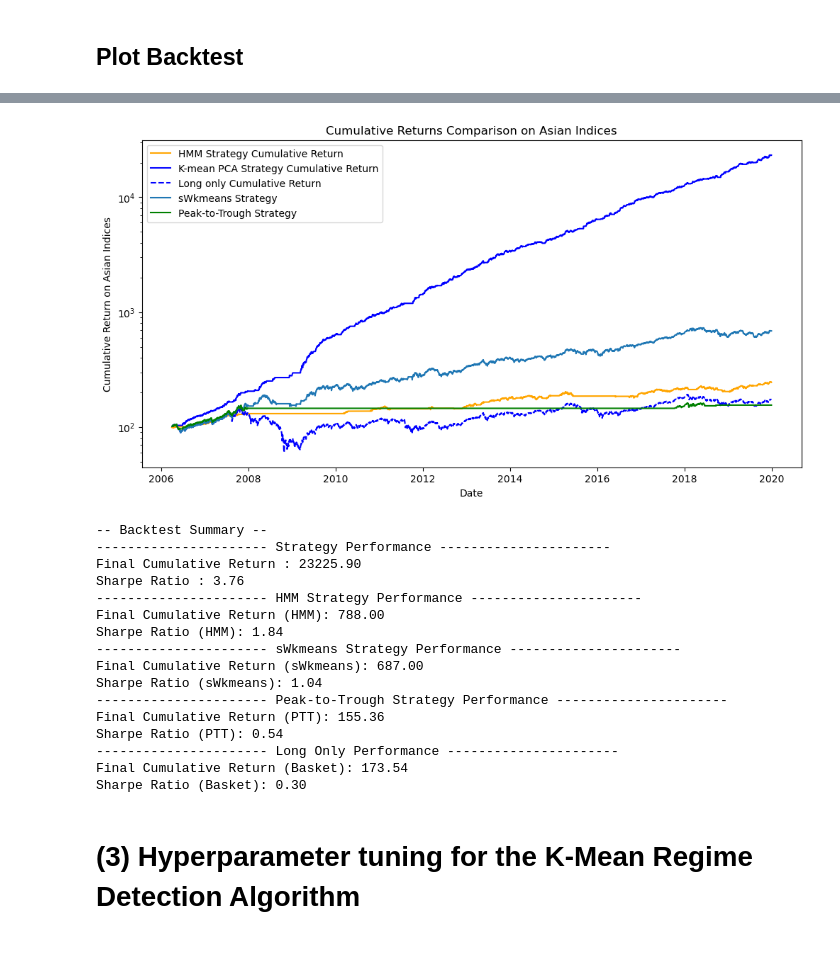
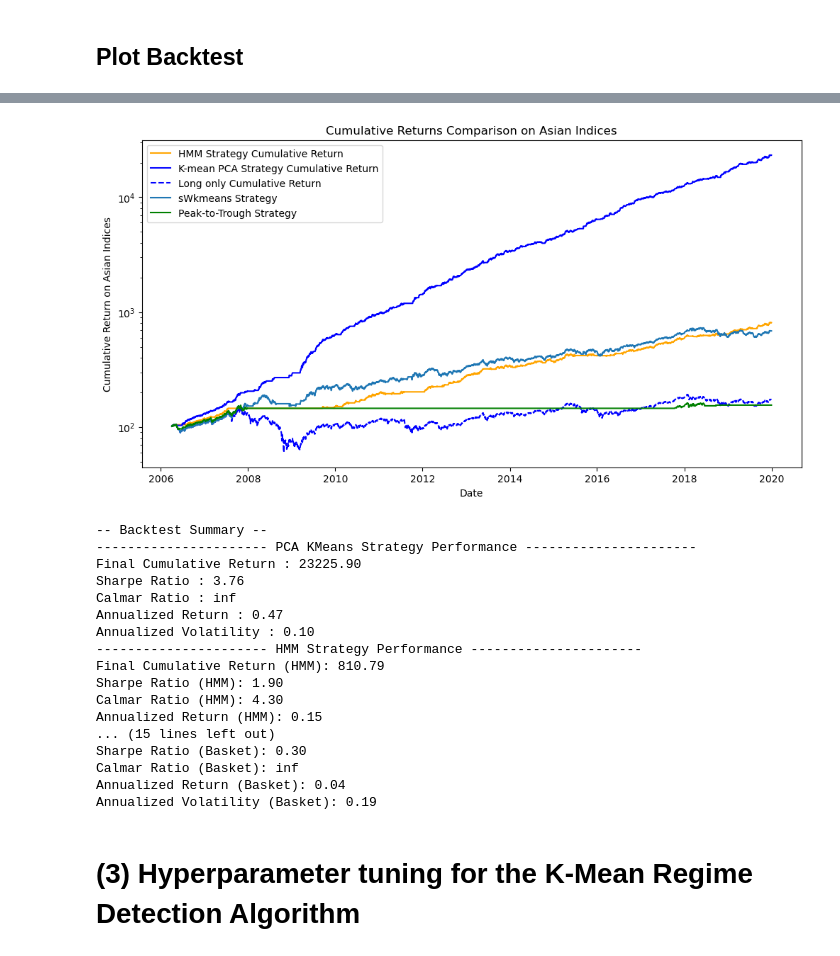
Before and after one commit to oscar10-wq/Algorithmic-Trading-via-Regime-Detection-and-Stock-Grouping-, a Jupyter notebook: results.ipynb, the cells around one changed output, grey strips where cells are left out. Drawn from its saved outputs; the diff is of its cells as text; code cells hidden in the pictures.

Commit message:
updated report. added table with performances for each regime labelling technique + added conclusion + added teamwork contribution

```diff
--- a/results.ipynb
+++ b/results.ipynb
@@ -505,55 +553,71 @@ bt_hmm_asia = hmm_asia.backtest(initial_capital=100)
 # %%
 fig= plt.figure(figsize=(12, 6))
-plt.plot(bt_hmm_europe['cum_strategy'], label='HMM Strategy Cumulative Return', color='orange')
+plt.plot(bt_hmm_asia['cum_strategy'], label='HMM Strategy Cumulative Return', color='orange')
 plt.plot(bt_asia['cum_strategy'], label='K-mean PCA Strategy Cumulative Return', color='blue')
 plt.plot(bt_asia['cum_basket'], label='Long only Cumulative Return', color='blue', linestyle='--')
 plt.plot(bt_asia_skmeans['cum_strategy_skmeans'], label='sWkmeans Strategy')
 plt.plot(bt_asia["cum_strategy_ptt"], label='Peak-to-Trough Strategy',color='green')
 plt.title('Cumulative Returns Comparison on Asian Indices')
 plt.xlabel('Date')
 plt.yscale('log')
 plt.ylabel('Cumulative Return on Asian Indices')
 plt.legend()
 fig.savefig('graphs/cumulative_returns_comparison_asia.png')
 # %% [output]
-[figure, old version]
+[figure, new version]
 # %%
 print("-- Backtest Summary --")
-print('---------------------- Strategy Performance ----------------------')
+print('---------------------- PCA KMeans Strategy Performance ----------------------')
 print(f"Final Cumulative Return : {bt_asia['cum_strategy'].iloc[-1]:.2f}")
 print(f"Sharpe Ratio : {bt_asia['sharpe_strategy'].iloc[-1]:.2f}")
+print(f'Calmar Ratio : {bt_asia["calmar_strategy"].iloc[-1]:.2f}')
+print(f'Annualized Return : {bt_asia["ann_return_strategy"].iloc[-1]:.2f}')
+print(f'Annualized Volatility : {bt_asia["ann_vol_strategy"].iloc[-1]:.2f}')
 
 print('---------------------- HMM Strategy Performance ----------------------')
 print(f"Final Cumulative Return (HMM): {bt_hmm_asia['cum_strategy'].iloc[-1]:.2f}")
 print(f"Sharpe Ratio (HMM): {bt_hmm_asia['sharpe_strategy'].iloc[-1]:.2f}")
+print(f'Calmar Ratio (HMM): {bt_hmm_asia["calmar_strategy"].iloc[-1]:.2f}')
+print(f'Annualized Return (HMM): {bt_hmm_asia["ann_ret_strategy"].iloc[-1]:.2f}')
+print(f'Annualized Volatility (HMM): {bt_hmm_asia["ann_vol_strategy"].iloc[-1]:.2f}')
 
 print('---------------------- sWkmeans Strategy Performance ----------------------')
 print(f"Final Cumulative Return (sWkmeans): {bt_asia_skmeans['cum_strategy_skmeans'].iloc[-1]:.2f}")
 print(f"Sharpe Ratio (sWkmeans): {bt_asia_skmeans['sharpe_strategy_skmeans'].iloc[-1]:.2f}")
+print(f'Calmar Ratio (sWkmeans): {bt_asia_skmeans["calmar_strategy_skmeans"].iloc[-1]:.2f}')
+print(f'Annualized Return (sWkmeans): {bt_asia_skmeans["ann_return_strategy_skmeans"].iloc[-1]:.2f}')
+print(f'Annualized Volatility (sWkmeans): {bt_asia_skmeans["ann_vol_strategy_skmeans"].iloc[-1]:.2f}')
 
 print("---------------------- Peak-to-Trough Strategy Performance ----------------------")
 print(f"Final Cumulative Return (PTT): {bt_asia['cum_strategy_ptt'].iloc[-1]:.2f}")
 print(f"Sharpe Ratio (PTT): {bt_asia['sharpe_strategy_ptt'].iloc[-1]:.2f}")
+print(f'Calmar Ratio (PTT): {bt_asia["calmar_strategy_ptt"].iloc[-1]:.2f}')
+print(f'Annualized Return (PTT): {bt_asia["ann_return_strategy_ptt"].iloc[-1]:.2f}')
+print(f'Annualized Volatility (PTT): {bt_asia["ann_vol_strategy_ptt"].iloc[-1]:.2f}')
 
 print('---------------------- Long Only Performance ----------------------')
 print(f"Final Cumulative Return (Basket): {bt_asia['cum_basket'].iloc[-1]:.2f}")
 print(f"Sharpe Ratio (Basket): {bt_asia['sharpe_basket'].iloc[-1]:.2f}")
+print(f'Calmar Ratio (Basket): {bt_asia["calmar_basket"].iloc[-1]:.2f}')
+print(f'Annualized Return (Basket): {bt_asia["ann_return_basket"].iloc[-1]:.2f}')
+print(f'Annualized Volatility (Basket): {bt_asia["ann_vol_basket"].iloc[-1]:.2f}')
 # %% [output]
 -- Backtest Summary --
----------------------- Strategy Performance ----------------------
+---------------------- PCA KMeans Strategy Performance ----------------------
 Final Cumulative Return : 23225.90
 Sharpe Ratio : 3.76
+Calmar Ratio : inf
+Annualized Return : 0.47
+Annualized Volatility : 0.10
 ---------------------- HMM Strategy Performance ----------------------
-Final Cumulative Return (HMM): 788.00
-Sharpe Ratio (HMM): 1.84
----------------------- sWkmeans Strategy Performance ----------------------
-Final Cumulative Return (sWkmeans): 687.00
-Sharpe Ratio (sWkmeans): 1.04
----------------------- Peak-to-Trough Strategy Performance ----------------------
-Final Cumulative Return (PTT): 155.36
-Sharpe Ratio (PTT): 0.54
----------------------- Long Only Performance ----------------------
-Final Cumulative Return (Basket): 173.54
+Final Cumulative Return (HMM): 810.79
+Sharpe Ratio (HMM): 1.90
+Calmar Ratio (HMM): 4.30
+Annualized Return (HMM): 0.15
+... (15 lines left out)
 Sharpe Ratio (Basket): 0.30
+Calmar Ratio (Basket): inf
+Annualized Return (Basket): 0.04
+Annualized Volatility (Basket): 0.19
 # %% [markdown]
 # (3) Hyperparameter tuning for the K-Mean Regime Detection Algorithm
```
Also changed, not shown: parts of 8 cells of this notebook, 4 other files.
